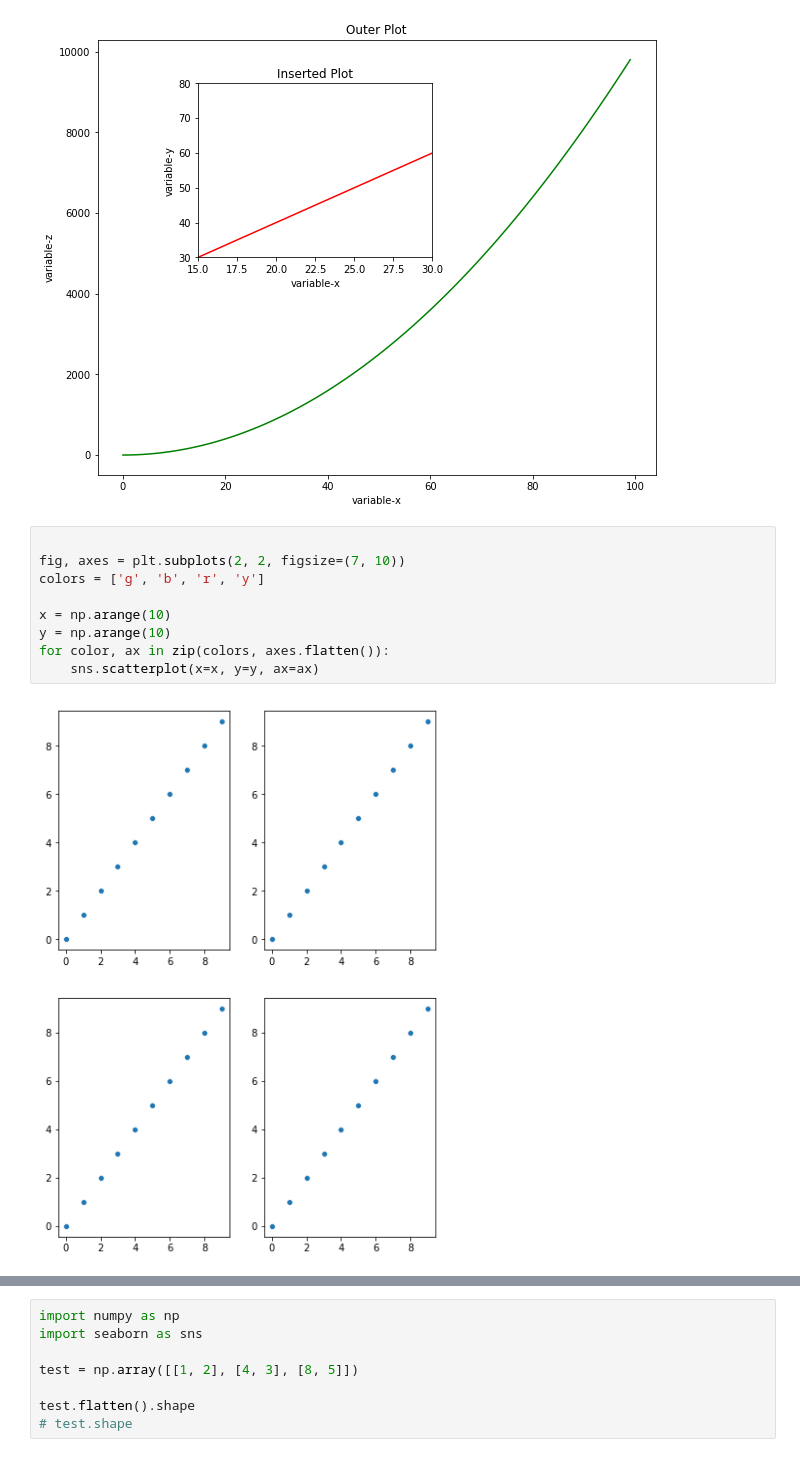
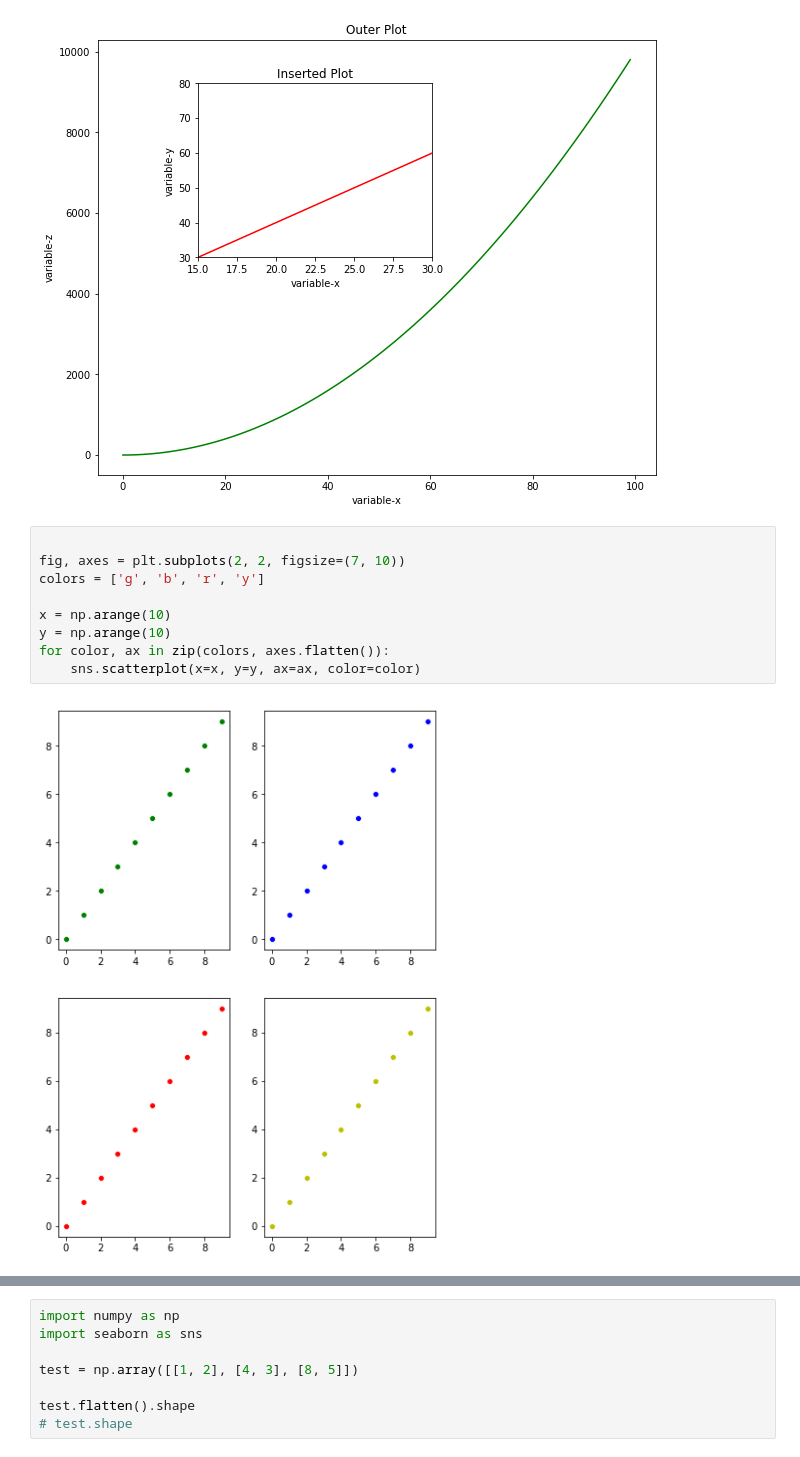
Before and after one commit to ColinFangshu/dsc-more-practice-with-matplotlib-lab-seattle-ds-career-051319, a Jupyter notebook: index.ipynb, the cells around one changed output, grey strips where cells are left out. Saved outputs shown, nothing was run; the diff lists cells and outputs as text.

```diff
--- a/index.ipynb
+++ b/index.ipynb
@@ -124,14 +124,14 @@ ins.set_ylim([30,80])
 # %%
 
 fig, axes = plt.subplots(2, 2, figsize=(7, 10))
 colors = ['g', 'b', 'r', 'y']
 
 x = np.arange(10)
 y = np.arange(10)
 for color, ax in zip(colors, axes.flatten()):
-    sns.scatterplot(x=x, y=y, ax=ax)
+    sns.scatterplot(x=x, y=y, ax=ax, color=color)
 # %% [output]
-[figure, old version]
+[figure, new version]
 # %%
 fig, axes = plt.subplots(2, 4)
 
```
Also changed, not shown: parts of 1 cell of this notebook.
